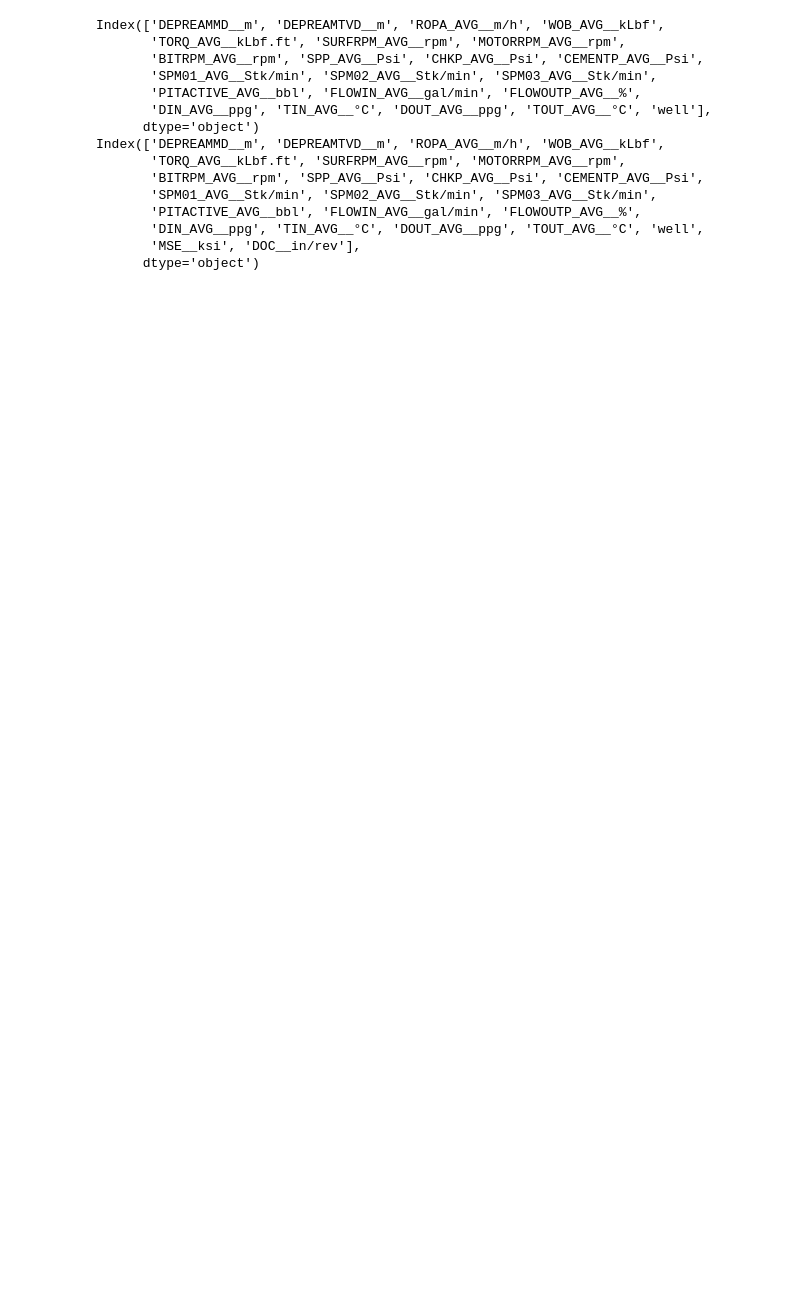
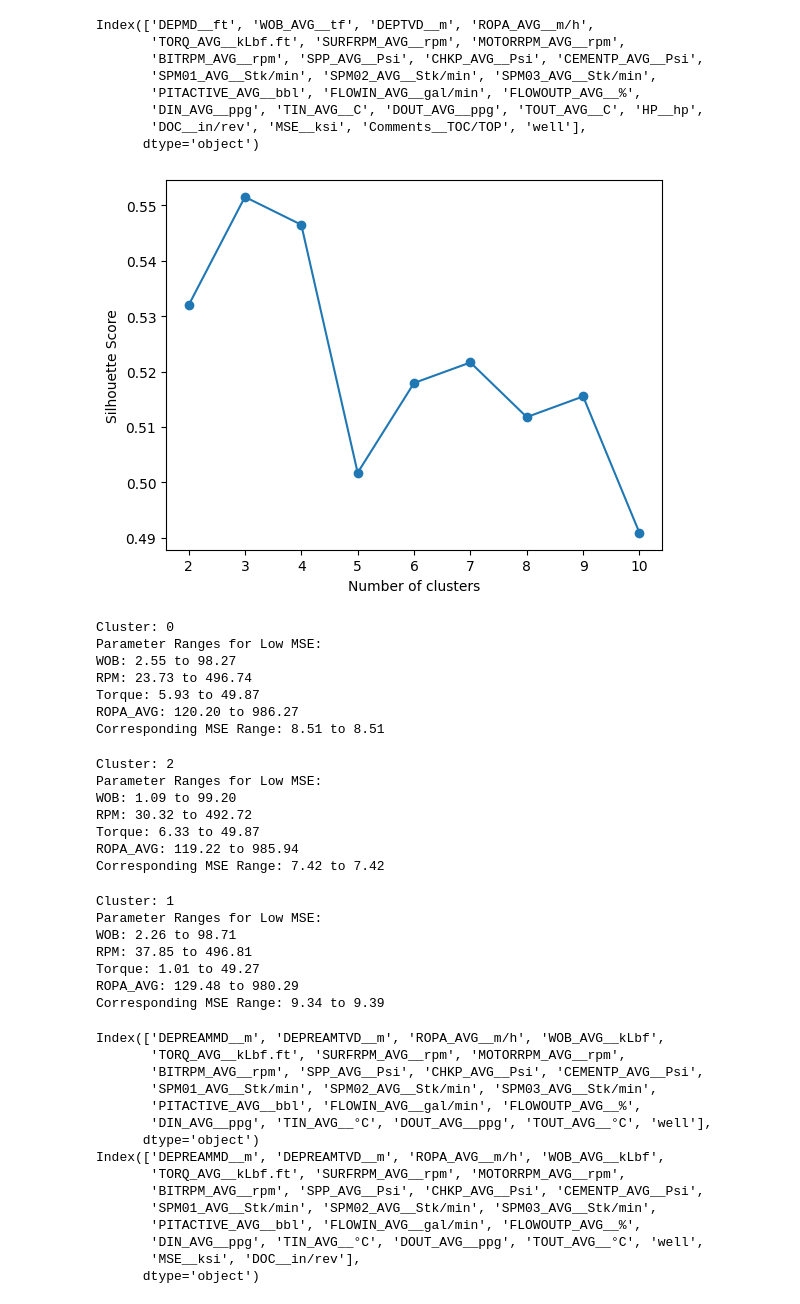
Before and after one commit to son-n-pham/Data-Workflow, a Jupyter notebook: temp/MSE_analysis.ipynb, the cells around one changed output. Drawn from its saved outputs; the diff is of its cells as text; code cells hidden in the pictures; blank space fills up the shorter version.

```diff
--- a/temp/MSE_analysis.ipynb
+++ b/temp/MSE_analysis.ipynb
@@ -15,6 +3,8 @@ import plotly.graph_objects as go
 import pandas as pd
 import plotly.express as px
 import numpy as np
+import warnings
+warnings.simplefilter(action='ignore', category=FutureWarning)
 
 def read_file(file_name, file_type='csv', encoding=None):
     if not encoding:
@@ -33,7 +23,7 @@ def read_file(file_name, file_type='csv', encoding=None):
 
 def read_and_process_file(file_name, file_type='csv'):
 
-    well_name = file_name.split('.')[0]
+    well_name = file_name.split('.')[-2].split('/')[-1].split('\\')[-1]
     file_type = file_name.split('.')[-1]
 
     try:
@@ -108,9 +98,13 @@ def plot_3d_scatter(df, x_col, y_col, z_col, color_col=None, size_col=None, widt
     fig.update_layout(width=width, height=height)
 
     # Update the starting point of each axis to 0
-    fig.update_scenes(xaxis=dict(range=[0, df_copy[x_col].max()*1.2]),
-                      yaxis=dict(range=[0, df_copy[y_col].max()*1.2]),
-                      zaxis=dict(range=[0, df_copy[z_col].max()*1.2]))
+    # fig.update_scenes(xaxis=dict(range=[0, df_copy[x_col].max()*1.2]),
+    #                   yaxis=dict(range=[0, df_copy[y_col].max()*1.2]),
+    #                   zaxis=dict(range=[0, df_copy[z_col].max()*1.2]))
+    fig.update_scenes(xaxis=dict(range=[df_copy[x_col].min(), df_copy[x_col].max()*1.2]),
+                      yaxis=dict(range=[df_copy[y_col].min(),
+                                 df_copy[y_col].max()*1.2]),
+                      zaxis=dict(range=[df_copy[z_col].min(), df_copy[z_col].max()*1.2]))
 
     fig.show()
 
@@ -172,0 +314,58 @@ def perform_kmeans(df, columns, k=None):
+# %%
+# Final function to combine read file, clean df, remove outliers, perform k-mean clustering,
+# perform monte carlo optimization and add mse min to original dataframe
+def main(data_file_path, columns_to_clean, column_to_remove_outliers, columns_for_clustering, k_clusters, iterations=100):
+    df = read_and_process_file(data_file_path)
+    df = clean_df(df, columns_to_clean)
+    df = remove_outliers(df, column_to_remove_outliers)
+    df = perform_kmeans(df, columns_for_clustering, k_clusters)
+    clusters = execute_monte_carlo_optimization(df, iterations)
+    df = add_mse_min_to_original_data(df, clusters)
+    df_new = restore_header(df)
+    return df, df_new
+# %%
+data_file_path = '../data_to_work/G7.csv'
+# columns_to_clean = ['DOC__in/rev', 'BITRPM_AVG__rpm', 'ROPA_AVG__m/h',
+#                     'TORQ_AVG__kLbf.ft', 'WOB_AVG__tf', 'MSE__ksi']
+columns_to_clean = ['DOC__in/rev', 'BITRPM_AVG__rpm', 'ROPA_AVG__m/h',
+                    'TORQ_AVG__kLbf.ft', 'WOB_AVG__tf', 'MSE__ksi']
+columns_to_remove_outliers = ['DOC__in/rev', 'TORQ_AVG__kLbf.ft']
+columns_for_clustering = ['DOC__in/rev',
+                          'TORQ_AVG__kLbf.ft', 'WOB_AVG__tf']
+# columns_for_clustering = ['DOC__in/rev', 'BITRPM_AVG__rpm', 'ROPA_AVG__m/h',
+#                           'TORQ_AVG__kLbf.ft', 'WOB_AVG__tf', 'MSE__ksi']
+k_clusters = None
+iterations = 100
+df, df_new = main(data_file_path, columns_to_clean,
+                                   columns_to_remove_outliers, columns_for_clustering, k_clusters, iterations)
+# %% [output]
+Index(['DEPMD__ft', 'WOB_AVG__tf', 'DEPTVD__m', 'ROPA_AVG__m/h',
+       'TORQ_AVG__kLbf.ft', 'SURFRPM_AVG__rpm', 'MOTORRPM_AVG__rpm',
+       'BITRPM_AVG__rpm', 'SPP_AVG__Psi', 'CHKP_AVG__Psi', 'CEMENTP_AVG__Psi',
+       'SPM01_AVG__Stk/min', 'SPM02_AVG__Stk/min', 'SPM03_AVG__Stk/min',
+       'PITACTIVE_AVG__bbl', 'FLOWIN_AVG__gal/min', 'FLOWOUTP_AVG__%',
+       'DIN_AVG__ppg', 'TIN_AVG__C', 'DOUT_AVG__ppg', 'TOUT_AVG__C', 'HP__hp',
+       'DOC__in/rev', 'MSE__ksi', 'Comments__TOC/TOP', 'well'],
+      dtype='object')
+[figure, added]
+Cluster: 0
+Parameter Ranges for Low MSE:
+WOB: 2.55 to 98.27
+RPM: 23.73 to 496.74
+Torque: 5.93 to 49.87
+ROPA_AVG: 120.20 to 986.27
+Corresponding MSE Range: 8.51 to 8.51
+Cluster: 2
+Parameter Ranges for Low MSE:
+WOB: 1.09 to 99.20
+RPM: 30.32 to 492.72
+Torque: 6.33 to 49.87
+ROPA_AVG: 119.22 to 985.94
+Corresponding MSE Range: 7.42 to 7.42
+Cluster: 1
+Parameter Ranges for Low MSE:
+WOB: 2.26 to 98.71
+RPM: 37.85 to 496.81
+Torque: 1.01 to 49.27
+ROPA_AVG: 129.48 to 980.29
+Corresponding MSE Range: 9.34 to 9.39
```
Also changed, not shown: parts of 12 cells of this notebook, 23 other files.
